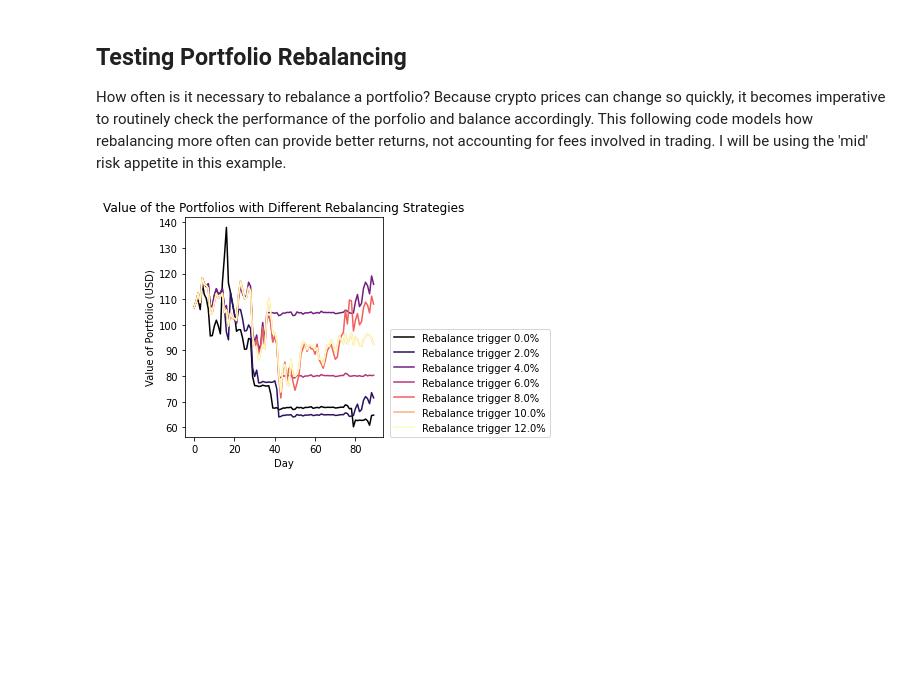
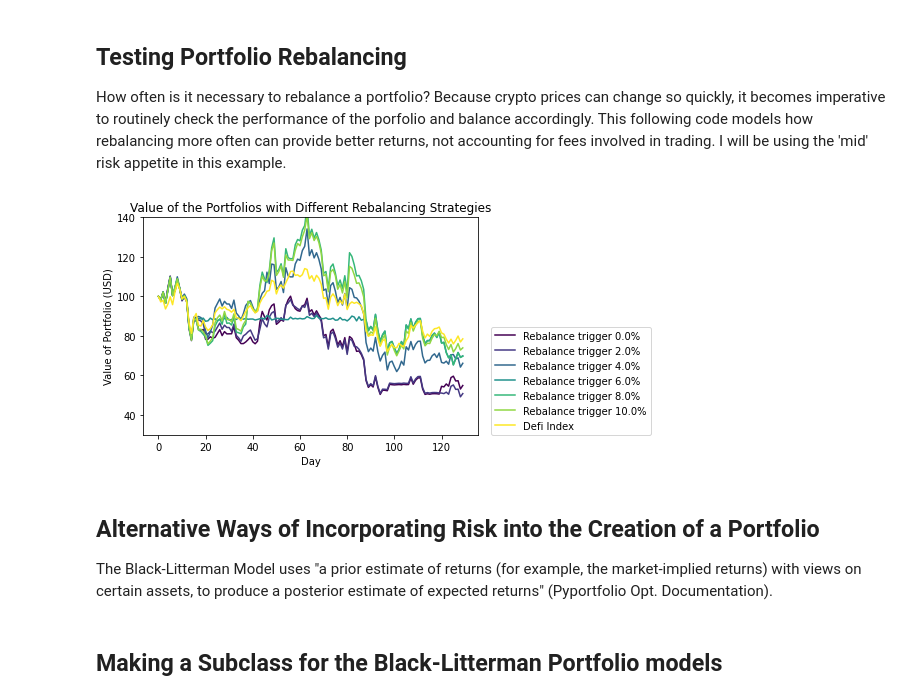
Before and after one commit to cibr-qcri/bloomfi, a Jupyter notebook: notebooks/producing_portfolios.ipynb, the cells around one changed output. Drawn from its saved outputs; the diff is of its cells as text; code cells hidden in the pictures; blank space fills up the shorter version.

```diff
--- a/notebooks/producing_portfolios.ipynb
+++ b/notebooks/producing_portfolios.ipynb
@@ -355,33 +372,61 @@ def plot_rebal(datafrm):
     plt.show()
 # %%
+model_days = 130
+
 my_prefs = {
     'risk_appetite':'mid',
     'capital': 100,
     'sens': []
 }
 
-def model_compose(trigger_range, days):
+def model_compose(trigger_range, days, bl=False, benchmark=True):
     rebals = []
 
     for i, trigger in enumerate(trigger_range):
-        p = Portfolio('1', 'portfolio', my_prefs)
+        if bl:
+            p = BL_Portfolio('user_1', 'bl_portfolio', my_prefs)
+        else:
+            p = Portfolio('1', 'portfolio', my_prefs)
         this_t = rebal_model(p, days, trigger)
         rebals.append(this_t)
 
     names = [f'Rebalance trigger {np.round(i * 100)}%' for i in trigger_range]
+
+    if benchmark:
+        names.append('Defi Index')
+        index_w = [ 1 / len(price_data.columns) for i in price_data.columns ]
+
+        # print(index_w)
+        index_port = Portfolio('1', 'index', my_prefs)
+        index_port.set_weights(index_w)
+
+        market_index = rebal_model(index_port, days, np.Infinity)
+        rebals.append(market_index)
+
     rebals = list(map(list, zip(*rebals)))
     dfrebal = pd.DataFrame(rebals, columns=names)
     dfrebal.index.rename('Day', inplace=True)
+
+    annotations = []
+    if benchmark:
+        for i, val in enumerate(dfrebal.iloc[-1]):
+            if val > rebals[-1][-1]:
+                annotations.append(trigger_range[i])
+
+    annotations = [ f'{np.round(i * 100)}%' for i in annotations ]
 
     tfile = open('rebal.txt', 'w')
     tfile.write(dfrebal.to_string())
     tfile.close()
 
-    return dfrebal
+    return dfrebal, annotations
 
 
-all_rebal = model_compose(np.asanyarray(range(0,13,2)) / 100,90)
+all_rebal = model_compose(np.asanyarray(range(0,11,2)) / 100, model_days)
 # %%
-plot_rebal(all_rebal)
+plot_rebal(all_rebal[0], all_rebal[1])
 # %% [output]
-[figure, old version]
+[figure, new version]
+# %% [markdown]
+## Alternative Ways of Incorporating Risk into the Creation of a Portfolio
+The Black-Litterman Model uses "a prior estimate of returns (for example, the market-implied returns) with views on certain assets, to produce a posterior estimate of expected returns" (Pyportfolio Opt. Documentation).
@@ -387,0 +468,2 @@ plot_rebal(all_rebal)
+# %% [markdown]
+## Making a Subclass for the Black-Litterman Portfolio models
```
Also changed, not shown: parts of 8 cells of this notebook, 6 other files.
